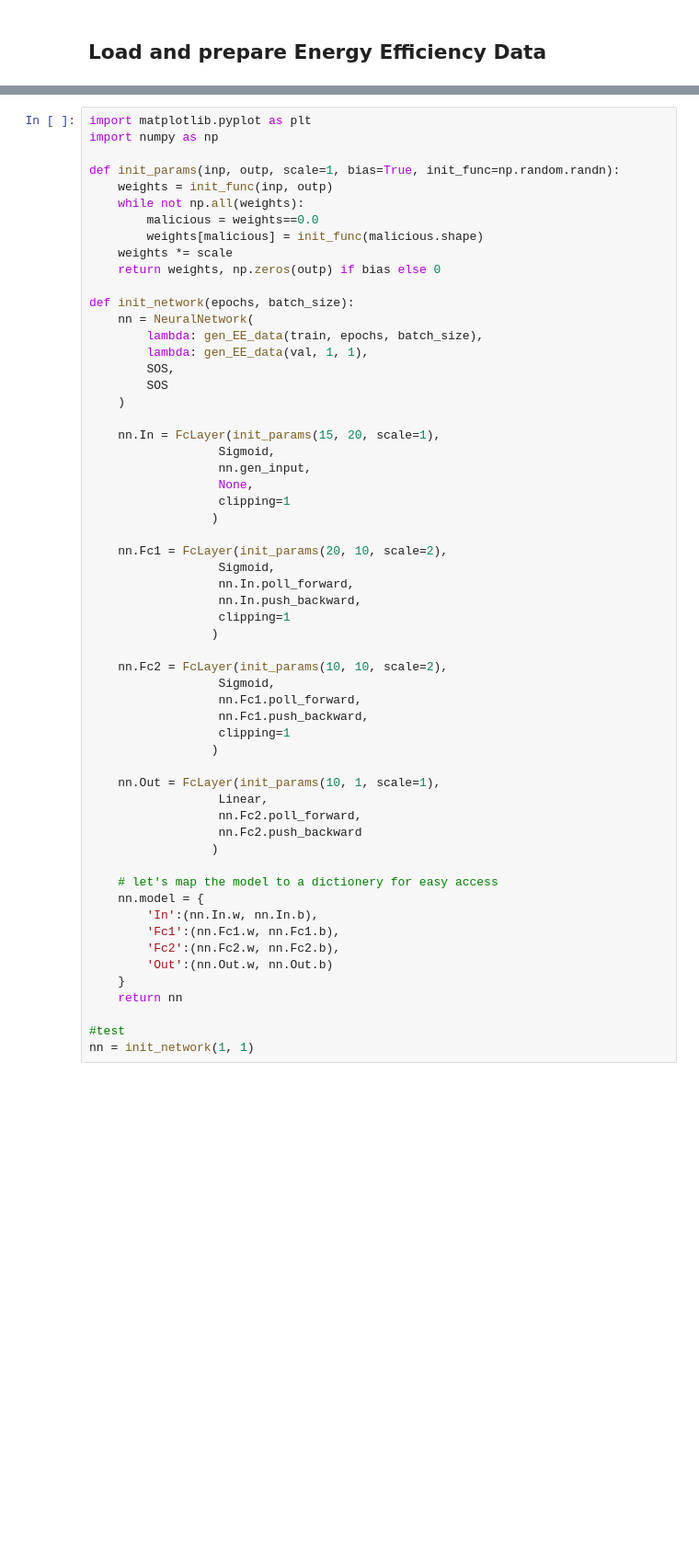
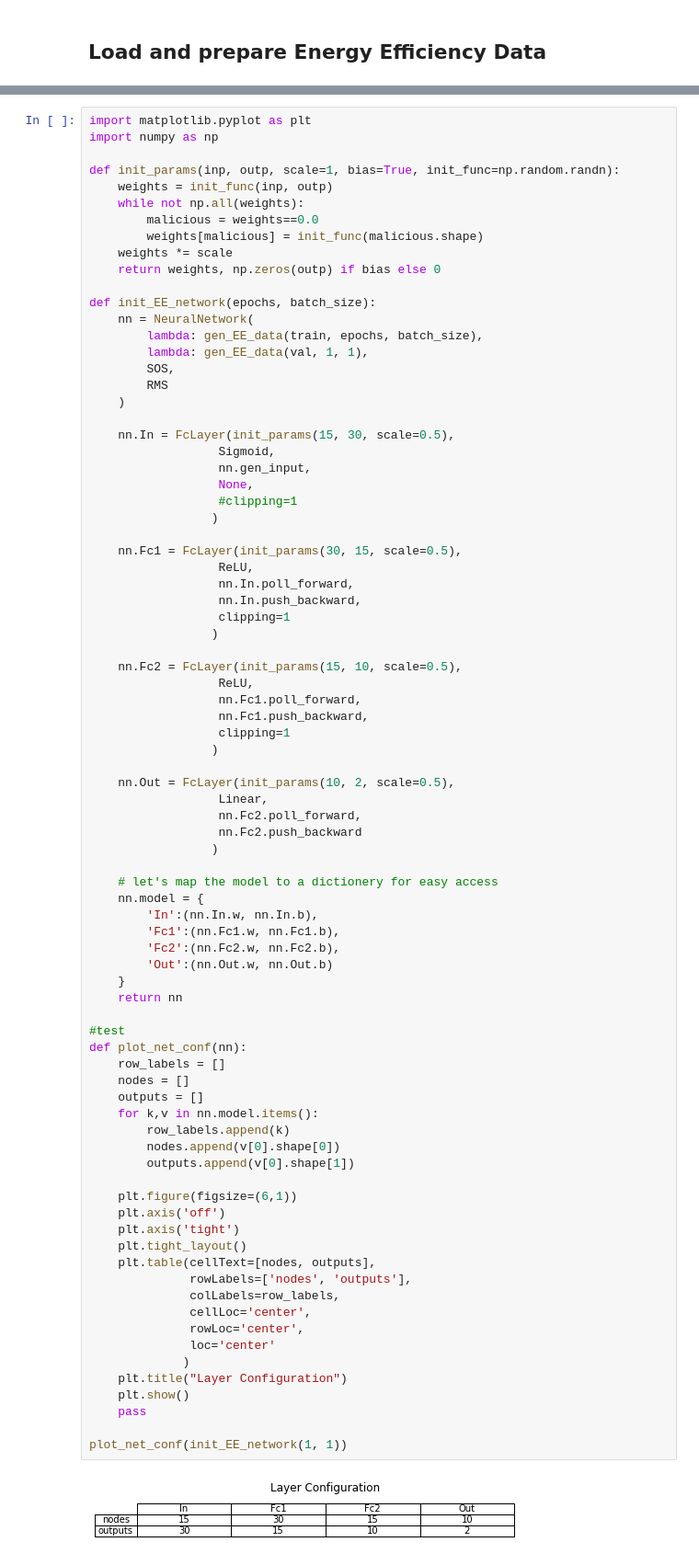
Before and after one commit to bugerry87/fcnn_scratch, a Jupyter notebook: NeuralNetwork.ipynb, the cells around one changed output, grey strips where cells are left out. Shown at 92% size. Drawn from its saved outputs; the diff is of its cells as text; blank space fills up the shorter version.

Commit message:
viz nodes

```diff
--- a/NeuralNetwork.ipynb
+++ b/NeuralNetwork.ipynb
@@ -312,50 +322,76 @@ def init_params(inp, outp, scale=1, bias=True, init_func=np.random.randn):
     weights *= scale
     return weights, np.zeros(outp) if bias else 0
 
-def init_network(epochs, batch_size):
+def init_EE_network(epochs, batch_size):
     nn = NeuralNetwork(
         lambda: gen_EE_data(train, epochs, batch_size),
         lambda: gen_EE_data(val, 1, 1),
         SOS,
-        SOS
+        RMS
     )
 
-    nn.In = FcLayer(init_params(15, 20, scale=1),
+    nn.In = FcLayer(init_params(15, 30, scale=0.5),
                   Sigmoid,
                   nn.gen_input,
                   None,
-                  clipping=1
+                  #clipping=1
                  )
 
-    nn.Fc1 = FcLayer(init_params(20, 10, scale=2),
-                  Sigmoid,
+    nn.Fc1 = FcLayer(init_params(30, 15, scale=0.5),
+                  ReLU,
                   nn.In.poll_forward,
                   nn.In.push_backward,
                   clipping=1
                  )
 
-    nn.Fc2 = FcLayer(init_params(10, 10, scale=2),
-                  Sigmoid,
+    nn.Fc2 = FcLayer(init_params(15, 10, scale=0.5),
+                  ReLU,
                   nn.Fc1.poll_forward,
                   nn.Fc1.push_backward,
                   clipping=1
                  )
 
-    nn.Out = FcLayer(init_params(10, 1, scale=1),
+    nn.Out = FcLayer(init_params(10, 2, scale=0.5),
                   Linear,
                   nn.Fc2.poll_forward,
                   nn.Fc2.push_backward
                  )
 
     # let's map the model to a dictionery for easy access
     nn.model = {
         'In':(nn.In.w, nn.In.b),
         'Fc1':(nn.Fc1.w, nn.Fc1.b),
         'Fc2':(nn.Fc2.w, nn.Fc2.b),
         'Out':(nn.Out.w, nn.Out.b)
     }
     return nn
 
 #test
-nn = init_network(1, 1)
+def plot_net_conf(nn):
+    row_labels = []
+    nodes = []
+    outputs = []
+    for k,v in nn.model.items():
+        row_labels.append(k)
+        nodes.append(v[0].shape[0])
+        outputs.append(v[0].shape[1])
+
+    plt.figure(figsize=(6,1))
+    plt.axis('off')
+    plt.axis('tight')
+    plt.tight_layout()
+    plt.table(cellText=[nodes, outputs],
+              rowLabels=['nodes', 'outputs'],
+              colLabels=row_labels,
+              cellLoc='center',
+              rowLoc='center',
+              loc='center'
+             )
+    plt.title("Layer Configuration")
+    plt.show()
+    pass
+
+plot_net_conf(init_EE_network(1, 1))
+# %% [output]
+[figure, added]
 # %% [markdown]
```
Also changed, not shown: parts of 23 cells of this notebook.
